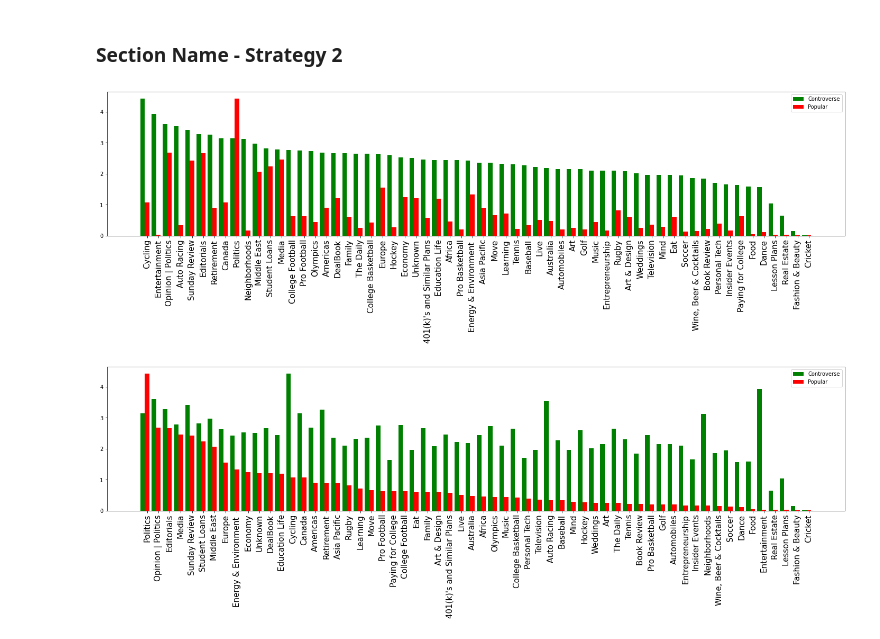
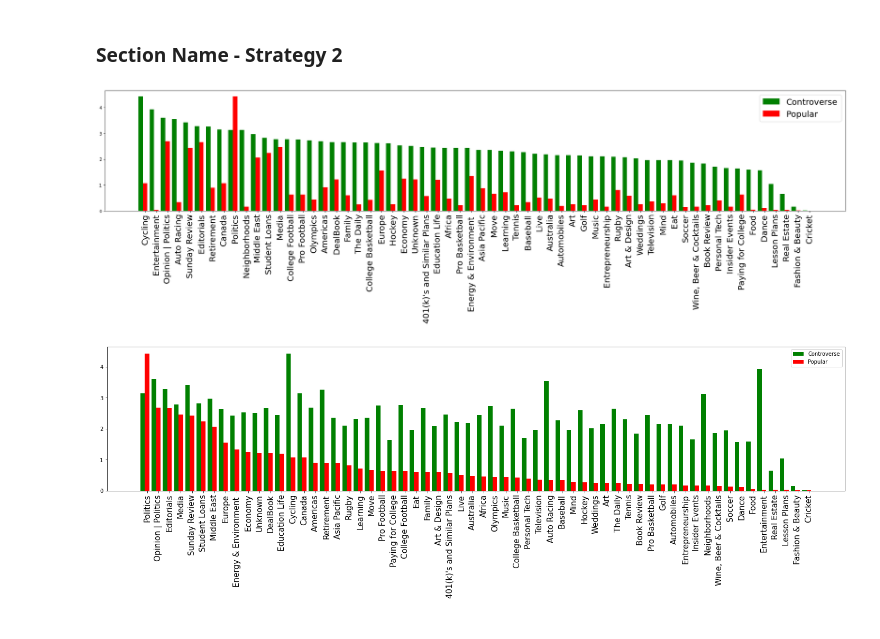
Before and after one commit to andreasala98/NYMines, a Jupyter notebook: NY_Mines.ipynb, the cells around one changed output. Cells and saved outputs as stored; diff of their text form; code cells hidden in the pictures.

```diff
--- a/NY_Mines.ipynb
+++ b/NY_Mines.ipynb
@@ -374,16 +374,17 @@ dftot.sort_values(by='SecControv',ascending=False,inplace=True)
 # %%
 fig, ax = plt.subplots(figsize=(25,8))
 ind = np.arange(len(dftot))
 wi = 0.4
 ax.bar(ind, dftot.SecControv, wi, color='green', label='Controverse')
 ax.bar(ind + wi, dftot.Popularity, wi, color='red', label='Popular')
 
 ax.set(xticks=ind + wi, xticklabels=dftot.sectionName)
-plt.xticks(fontsize=15, rotation=90)
-ax.legend()
-plt.show()
+plt.xticks(fontsize=20, rotation=90)
+ax.legend(fontsize=20)
+plt.tight_layout()
+plt.savefig("Pictures/Strat2SN.pdf")
 # %% [output]
-[figure, old version]
+[figure, new version]
 # %%
 dftot.sort_values(by='Popularity',ascending=False,inplace=True)
 fig, ax = plt.subplots(figsize=(25,5))
```
Also changed, not shown: 1 other file.
